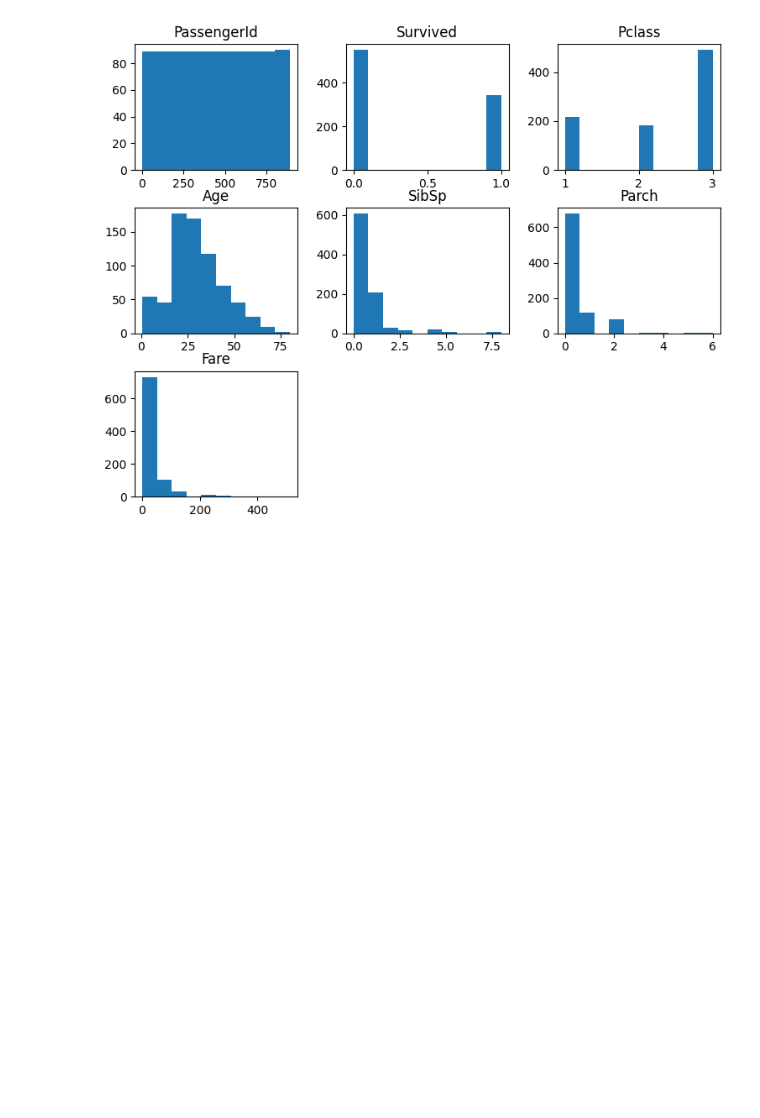
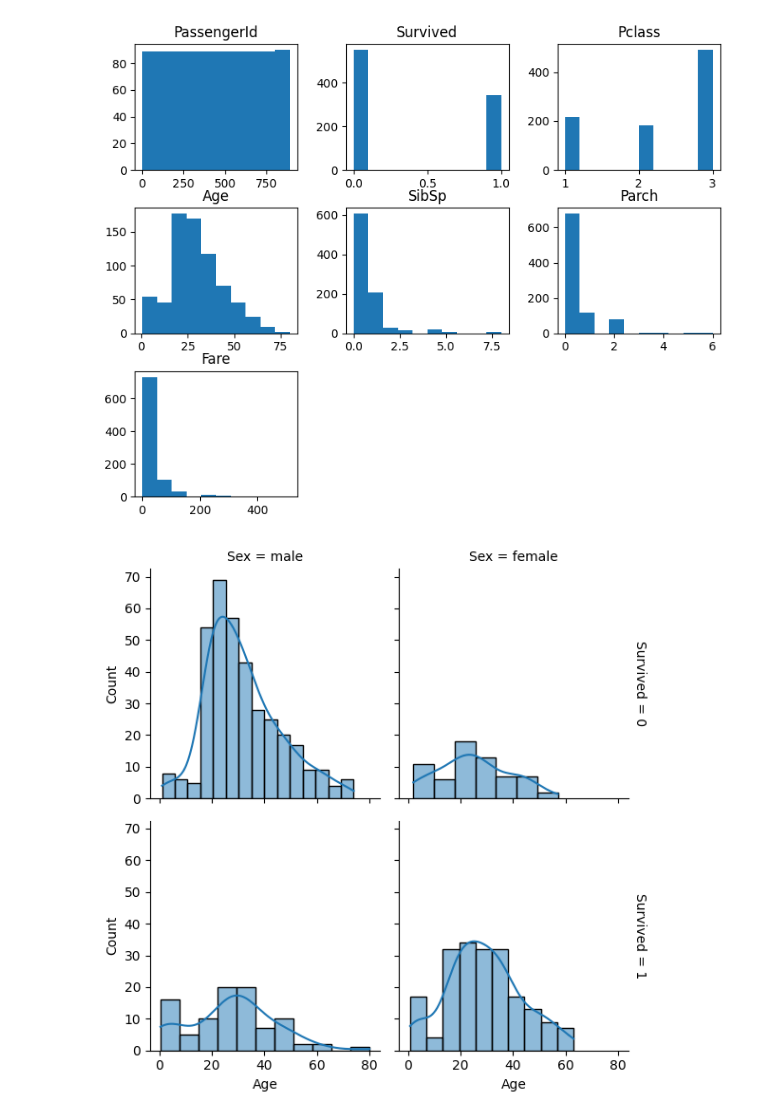
Before and after one commit to parn-jain/Data_Analytsis_Projects, a Jupyter notebook: ML Projects/Titanic Dataset/Titanic.ipynb, the cells around one changed output. Saved outputs shown, nothing was run; the diff lists cells and outputs as text; code cells hidden in the pictures; blank space fills up the shorter version.

```diff
--- a/ML Projects/Titanic Dataset/Titanic.ipynb
+++ b/ML Projects/Titanic Dataset/Titanic.ipynb
@@ -62,3 +62,11 @@ dtype: float64
 data.hist(bins=10,figsize=(9,7),grid=False);
 # %% [output]
 [figure]
+# %%
+import seaborn as sns
+g = sns.FacetGrid(data, col="Sex", row="Survived", margin_titles=True)
+# gradient_palette = "Shoing no effec"
+g.map(sns.histplot, "Age",kde = True)
+plt.show()
+# %% [output]
+[figure, added]
```
Also changed, not shown: parts of 3 cells of this notebook, 1 other file.
